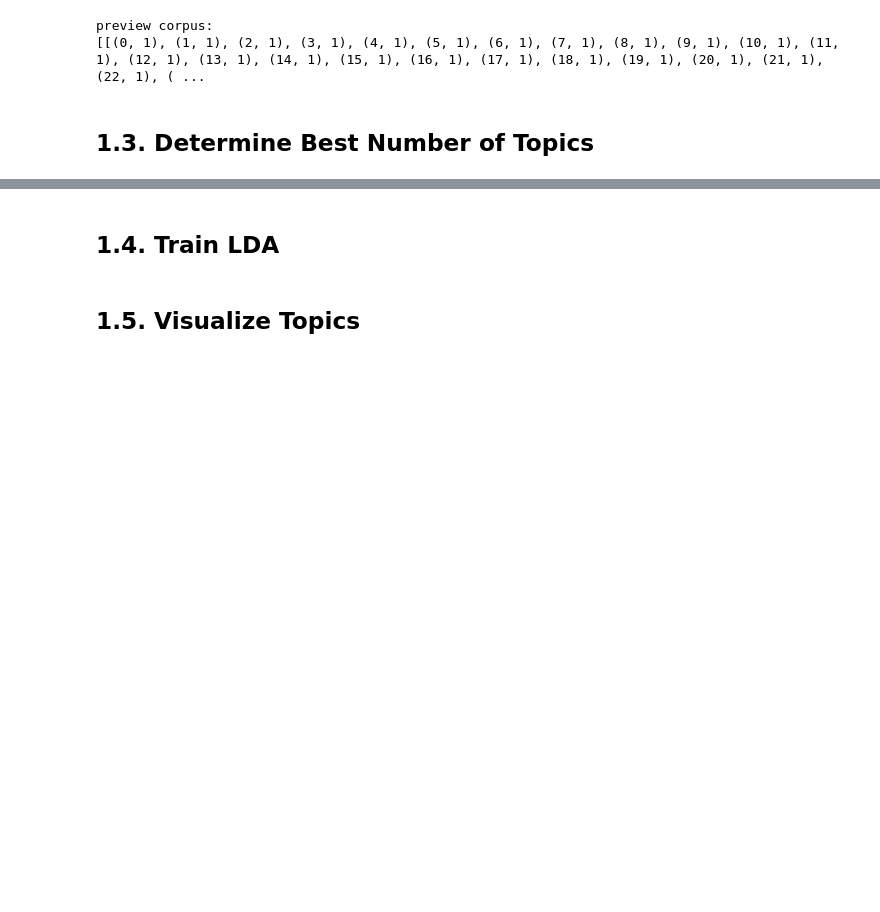
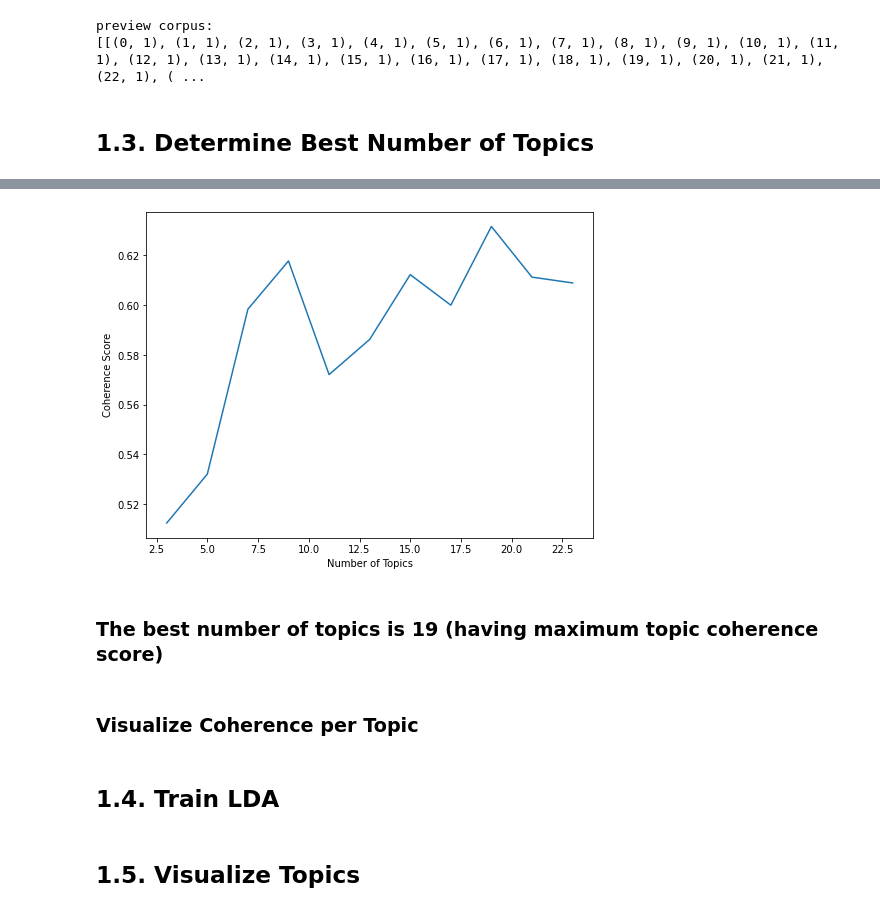
Before and after one commit to amr-galal/nlp101, a Jupyter notebook: topic_modeling/Topic Modeling.ipynb, the cells around one changed output, grey strips where cells are left out. Drawn from its saved outputs; the diff is of its cells as text; code cells hidden in the pictures; blank space fills up the shorter version.

Commit message:
adding topics coherence measures

```diff
--- a/topic_modeling/Topic Modeling.ipynb
+++ b/topic_modeling/Topic Modeling.ipynb
@@ -83,10 +93,10 @@ regex_mappers = [
     RegexMapper(regex=f"[{punctuation}]", sub=''),
 
     # collapse whitespace(s) into one space
-    RegexMapper(regex="\s+", sub=' '),
+    RegexMapper(regex=r"\s+", sub=' '),
 
     # strip whitespace(s)
-    RegexMapper(regex="^\s+|\s+$", sub=''),
+    RegexMapper(regex=r"^\s+|\s+$", sub=''),
 ]
 
 preprocessors = [
@@ -177,3 +191,14 @@ preview corpus:
 [[(0, 1), (1, 1), (2, 1), (3, 1), (4, 1), (5, 1), (6, 1), (7, 1), (8, 1), (9, 1), (10, 1), (11, 1), (12, 1), (13, 1), (14, 1), (15, 1), (16, 1), (17, 1), (18, 1), (19, 1), (20, 1), (21, 1), (22, 1), ( ...
 # %% [markdown]
 ## 1.3. Determine Best Number of Topics
+# %%
+topics = []
+score = []
+for i in tqdm(range(3, 25, 2)):
+    lda_model = LdaModel(corpus=corpus, id2word=dictionary,
+                        iterations=10, num_topics=i, passes=10,
+                        random_state=100)
+    cm = CoherenceModel(model=lda_model, texts = df['text_tokenized'],
+                        corpus=corpus, dictionary=dictionary, coherence='c_v')
+    topics.append(i)
+    score.append(cm.get_coherence())
@@ -180,3 +220,15 @@ preview corpus:
+# %%
+plt.figure(figsize=(8, 6))
+plt.plot(topics, score)
+plt.xlabel('Number of Topics')
+plt.ylabel('Coherence Score')
+plt.show()
+# %% [output]
+[figure, added]
+# %% [markdown]
+### The best number of topics is 19 (having maximum topic coherence score)
+# %% [markdown]
+### Visualize Coherence per Topic
 # %% [markdown]
 ## 1.4. Train LDA
 # %%
```
Also changed, not shown: parts of 8 cells of this notebook.
